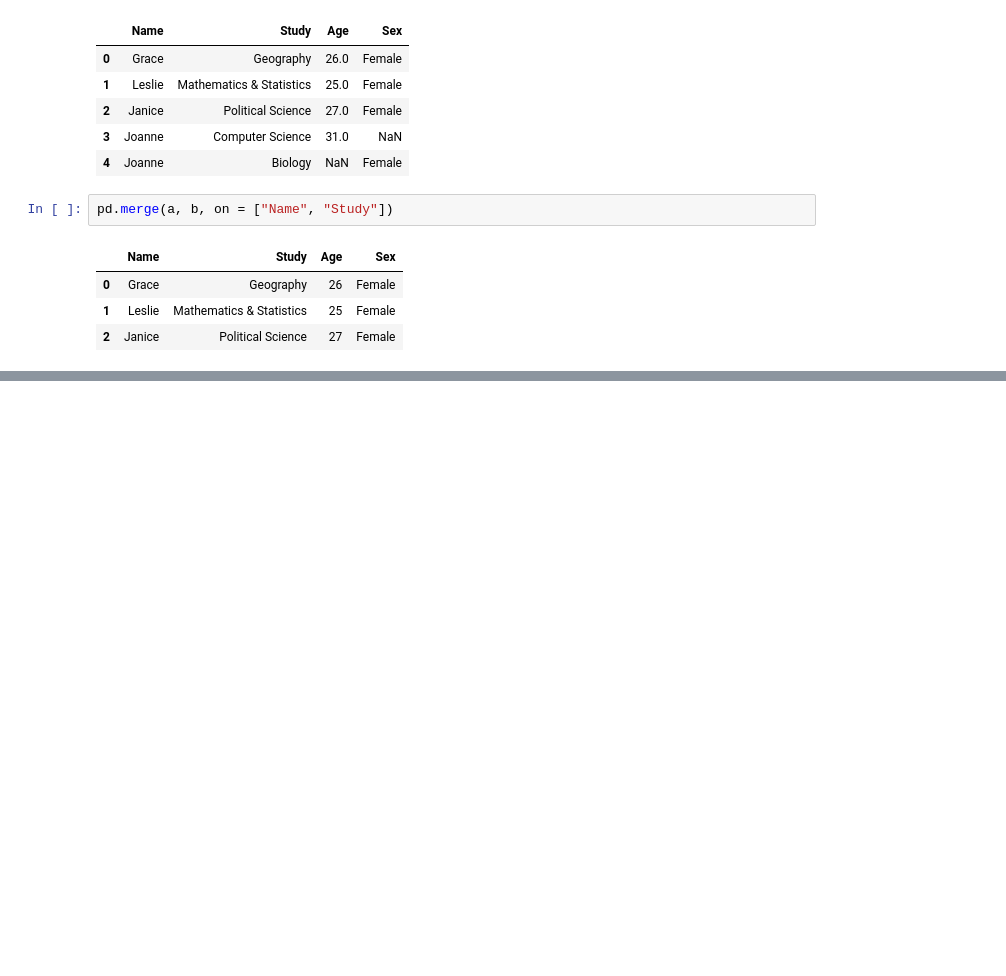
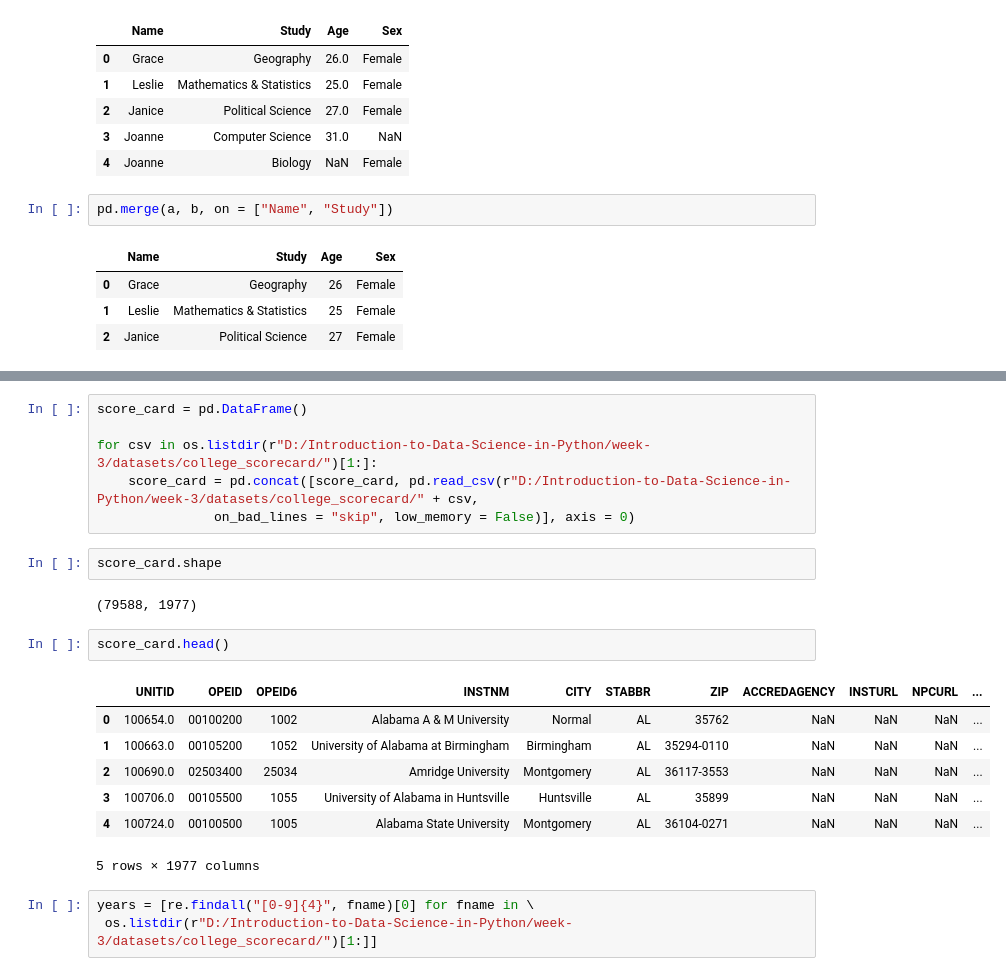
Before and after one commit to anoban/Introduction-to-Data-Science-in-Python, a Jupyter notebook: Anoban/Merging DataFrames.ipynb, the cells around one changed output, grey strips where cells are left out. Saved outputs shown, nothing was run; the diff lists cells and outputs as text; blank space fills up the shorter version.

Commit message:
modified:   .gitignore 	new file:   Anoban/Idiomatic Pandas.ipynb 	modified:   Anoban/Merging DataFrames.ipynb

```diff
--- a/Anoban/Merging DataFrames.ipynb
+++ b/Anoban/Merging DataFrames.ipynb
@@ -202,0 +221,23 @@ pd.merge(a, b, on = ["Name", "Study"])
+# %%
+score_card = pd.DataFrame()
+
+for csv in os.listdir(r"D:/Introduction-to-Data-Science-in-Python/week-3/datasets/college_scorecard/")[1:]:
+    score_card = pd.concat([score_card, pd.read_csv(r"D:/Introduction-to-Data-Science-in-Python/week-3/datasets/college_scorecard/" + csv,
+               on_bad_lines = "skip", low_memory = False)], axis = 0)
+# %%
+score_card.shape
+# %% [output]
+(79588, 1977)
+# %%
+score_card.head()
+# %% [output]
+|  | UNITID | OPEID | OPEID6 | INSTNM | CITY | STABBR | ZIP | ACCREDAGENCY | INSTURL | NPCURL | ... |
+| 0 | 100654.0 | 00100200 | 1002 | Alabama A & M University | Normal | AL | 35762 | NaN | NaN | NaN | ... |
+| 1 | 100663.0 | 00105200 | 1052 | University of Alabama at Birmingham | Birmingham | AL | 35294-0110 | NaN | NaN | NaN | ... |
+| 2 | 100690.0 | 02503400 | 25034 | Amridge University | Montgomery | AL | 36117-3553 | NaN | NaN | NaN | ... |
+| 3 | 100706.0 | 00105500 | 1055 | University of Alabama in Huntsville | Huntsville | AL | 35899 | NaN | NaN | NaN | ... |
+| 4 | 100724.0 | 00100500 | 1005 | Alabama State University | Montgomery | AL | 36104-0271 | NaN | NaN | NaN | ... |
+5 rows × 1977 columns
+# %%
+years = [re.findall("[0-9]{4}", fname)[0] for fname in \
+ os.listdir(r"D:/Introduction-to-Data-Science-in-Python/week-3/datasets/college_scorecard/")[1:]]
```
Also changed, not shown: parts of 10 cells of this notebook, 2 other files.
